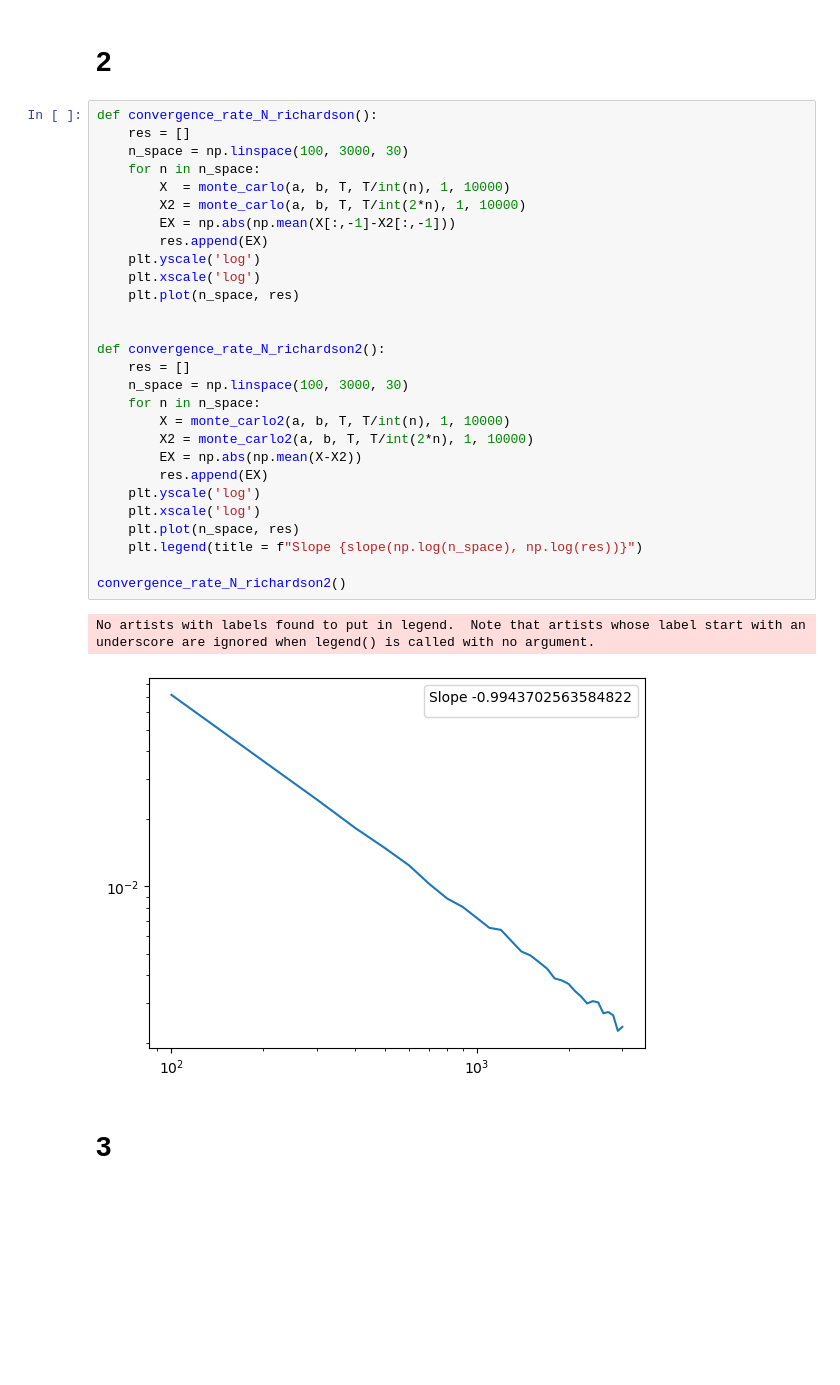
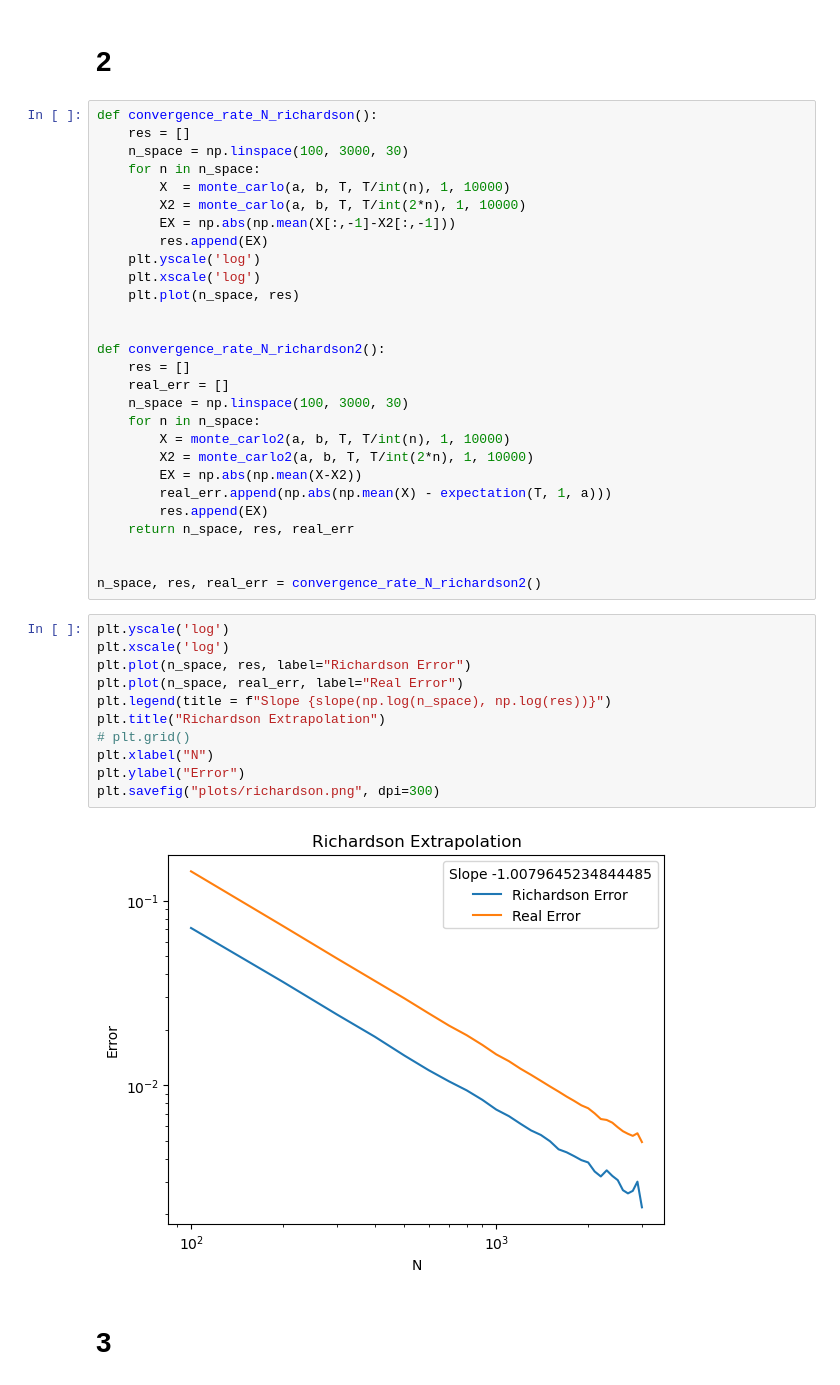
Before and after one commit to AlviseSembenico/MathWork, a Jupyter notebook: SDE/Homework 4/ex3.ipynb, the cells around one changed output. Saved outputs shown, nothing was run; the diff lists cells and outputs as text; blank space fills up the shorter version.

```diff
--- a/SDE/Homework 4/ex3.ipynb
+++ b/SDE/Homework 4/ex3.ipynb
@@ -119,21 +120,31 @@ def convergence_rate_N_richardson():
 
 def convergence_rate_N_richardson2():
     res = []
+    real_err = []
     n_space = np.linspace(100, 3000, 30)
     for n in n_space:
         X = monte_carlo2(a, b, T, T/int(n), 1, 10000)
         X2 = monte_carlo2(a, b, T, T/int(2*n), 1, 10000)
         EX = np.abs(np.mean(X-X2))
+        real_err.append(np.abs(np.mean(X) - expectation(T, 1, a)))
         res.append(EX)
-    plt.yscale('log')
-    plt.xscale('log')
-    plt.plot(n_space, res)
-    plt.legend(title = f"Slope {slope(np.log(n_space), np.log(res))}")
+    return n_space, res, real_err
 
-convergence_rate_N_richardson2()
+
+n_space, res, real_err = convergence_rate_N_richardson2()
-# %% [output]
-No artists with labels found to put in legend.  Note that artists whose label start with an underscore are ignored when legend() is called with no argument.
-[figure, removed]
+# %%
+plt.yscale('log')
+plt.xscale('log')
+plt.plot(n_space, res, label="Richardson Error")
+plt.plot(n_space, real_err, label="Real Error")
+plt.legend(title = f"Slope {slope(np.log(n_space), np.log(res))}")
+plt.title("Richardson Extrapolation")
+# plt.grid()
+plt.xlabel("N")
+plt.ylabel("Error")
+plt.savefig("plots/richardson.png", dpi=300)
+# %% [output]
+[figure, added]
 # %% [markdown]
 # 3
 # %%
```
Also changed, not shown: parts of 8 cells of this notebook.
